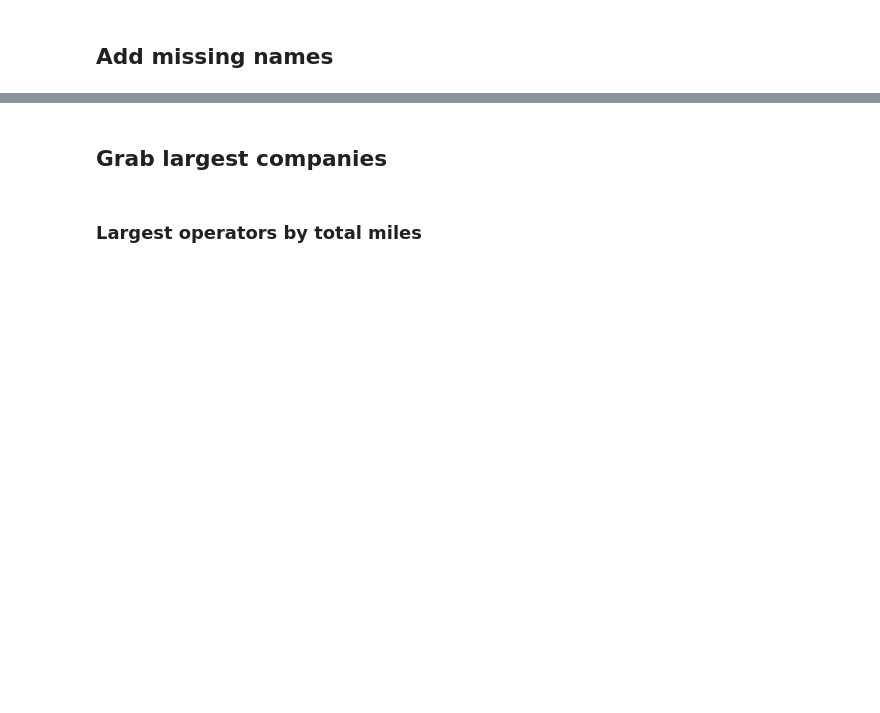
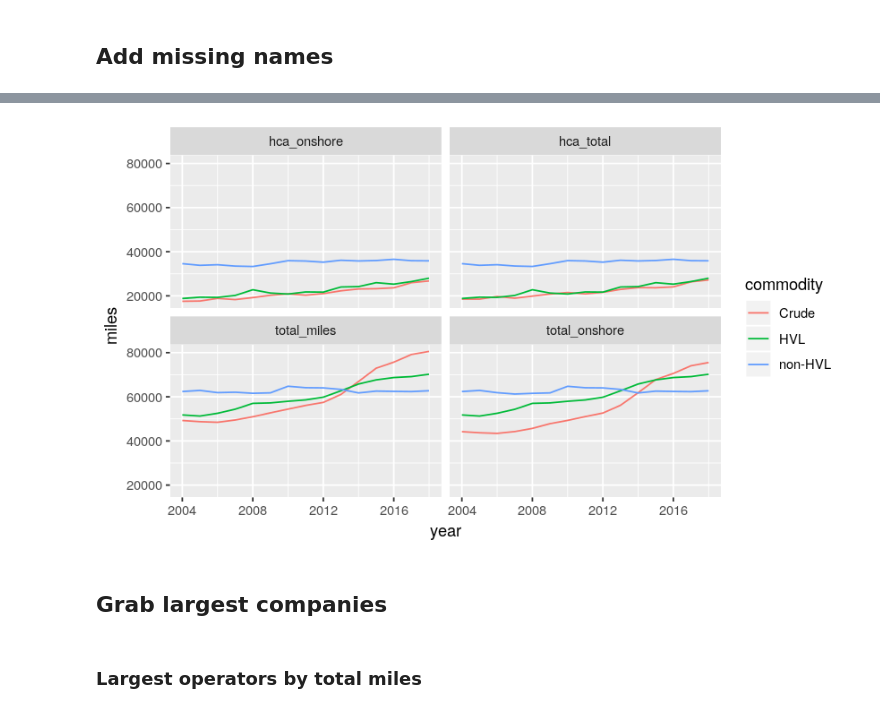
Before and after one commit to julianbarg/spills, a Jupyter notebook: presentations/explore_data_variance/explore_data_variance.ipynb, the cells around one changed output, grey strips where cells are left out. Saved outputs shown, nothing was run; the diff lists cells and outputs as text; code cells hidden in the pictures; blank space fills up the shorter version.

```diff
--- a/presentations/explore_data_variance/explore_data_variance.ipynb
+++ b/presentations/explore_data_variance/explore_data_variance.ipynb
@@ -63,3 +77,16 @@ A tibble: 6 × 111
+# %%
+options(repr.plot.width=7, repr.plot.height=4)
+pipelines %>%
+    select(-c(ID, name, hca_offshore, total_offshore)) %>%
+    filter(!(commodity %in% c("CO2 OR OTHER", "CO2", "FGE"))) %>%
+    pivot_longer(-c(year, commodity), names_to = "variable", values_to = "miles") %>%
+    group_by(year, commodity, variable) %>%
+    summarize(miles = sum(miles, na.rm = TRUE)) %>%
+    ggplot(aes(x=year, y=miles, color=commodity)) +
+        facet_wrap(variable ~ .) +
+        geom_line()
+# %% [output]
+[figure, added]
 # %% [markdown]
 ## Grab largest companies
 # %% [markdown]
```
Also changed, not shown: parts of 6 cells of this notebook, 2 other files.
